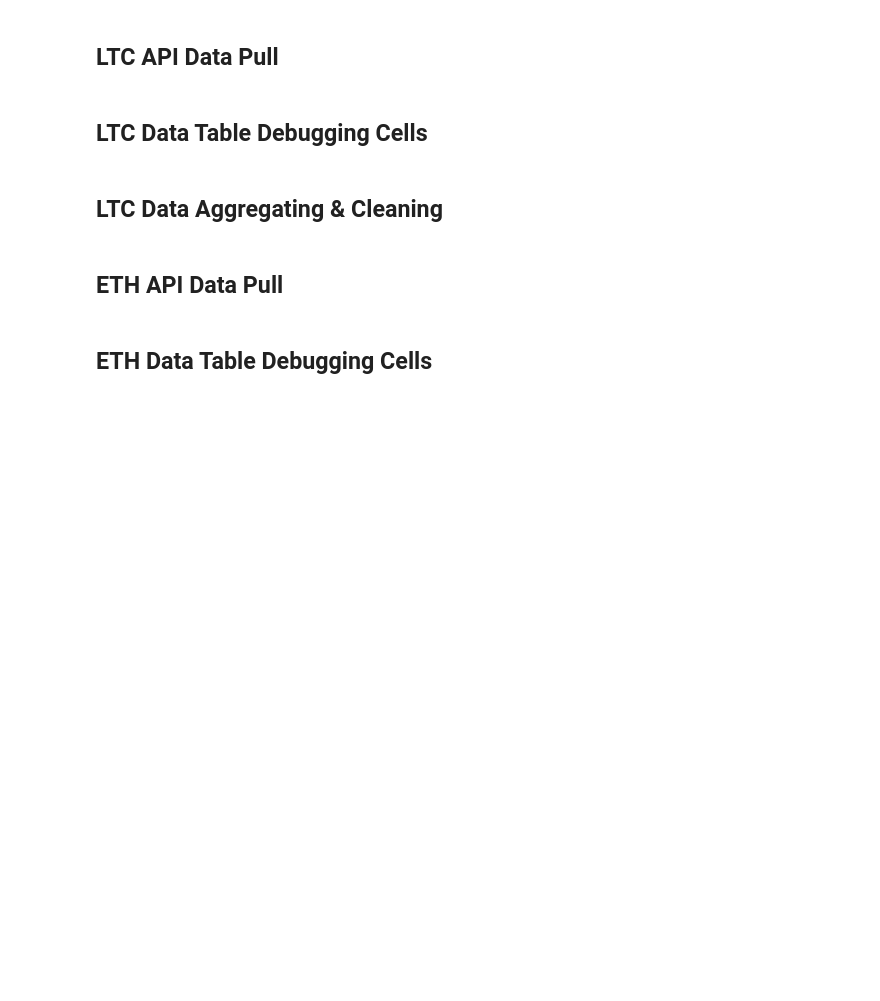
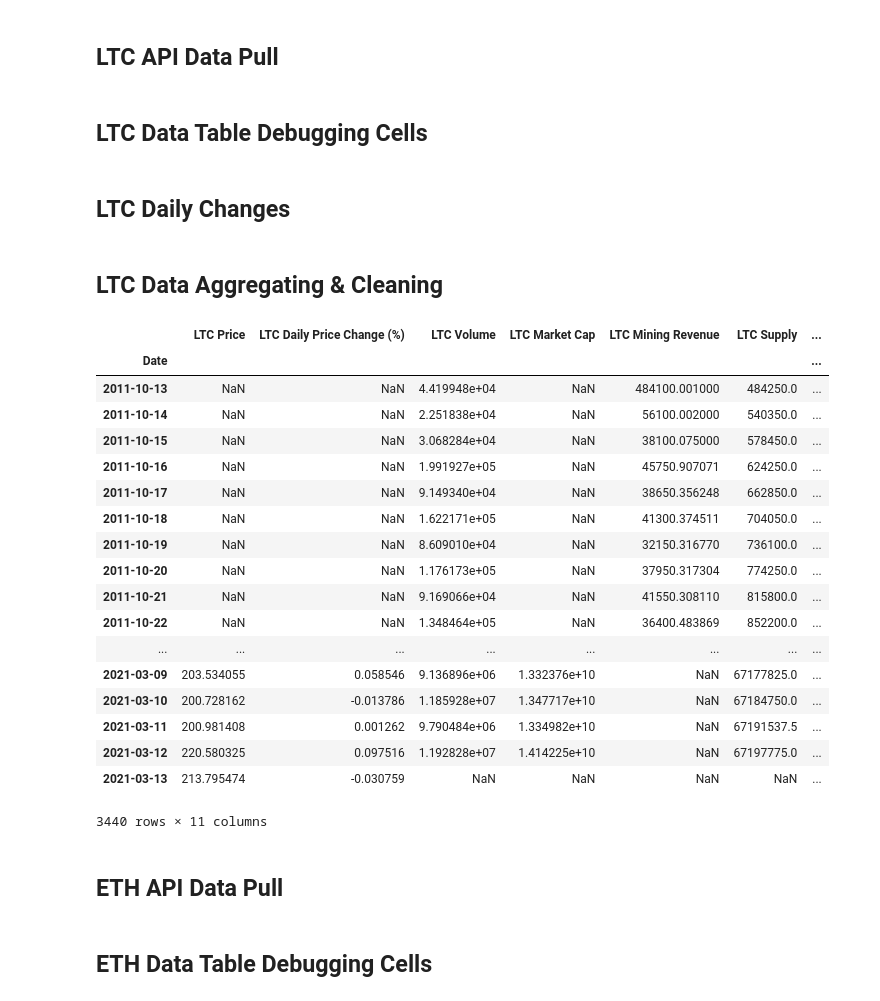
Before and after one commit to glensven/Cryptocurrency_Price_Correlations, a Jupyter notebook: Get_Glen_a_condo.ipynb, the cells around one changed output. Drawn from its saved outputs; the diff is of its cells as text; code cells hidden in the pictures; blank space fills up the shorter version.

```diff
--- a/Get_Glen_a_condo.ipynb
+++ b/Get_Glen_a_condo.ipynb
@@ -213,11 +462,50 @@ ltc_mining_res = requests.get(mining_url,
+# %% [markdown]
+## LTC Daily Changes
+# %%
+# Daily change in price column
+ltc_daily_price_pct_change = ltc_price_df.pct_change(1)
+ltc_daily_price_pct_change.columns = ['LTC Daily Price Change (%)']
+
+# ltc_daily_price_pct_change
 # %% [markdown]
 ## LTC Data Aggregating & Cleaning
 # %%
-# # Define all the different data frames into a list
-# btc_frames = [btc_price_df, btc_volume_df, btc_mkt_cap_df, btc_mining_df]
+# Define all the different data frames into a list
+ltc_frames = [ltc_price_df,
+              ltc_daily_price_pct_change,
+              ltc_volume_df,
+              ltc_mkt_cap_df,
+              ltc_mining_df,
+#               ltc_rhodl_df,
+              ltc_supply_df,
+              ltc_total_addresses_df,
+              ltc_sending_addresses_df,
+              ltc_receiving_addresses_df,
+              ltc_active_addresses_df,
+              ltc_transactions_df]
 
-# # Concatenate all the dataframes into one
-# btc_data = pd.concat(btc_frames, axis=1, join="outer", ignore_index=False)
-# btc_data
+# Concatenate all the dataframes into one
+ltc_data = pd.concat(ltc_frames, axis=1, join="outer", ignore_index=False)
+ltc_data
+# %% [output]
+|  | LTC Price | LTC Daily Price Change (%) | LTC Volume | LTC Market Cap | LTC Mining Revenue | LTC Supply | ... |
+| Date |  |  |  |  |  |  | ... |
+| 2011-10-13 | NaN | NaN | 4.419948e+04 | NaN | 484100.001000 | 484250.0 | ... |
+| 2011-10-14 | NaN | NaN | 2.251838e+04 | NaN | 56100.002000 | 540350.0 | ... |
+| 2011-10-15 | NaN | NaN | 3.068284e+04 | NaN | 38100.075000 | 578450.0 | ... |
+| 2011-10-16 | NaN | NaN | 1.991927e+05 | NaN | 45750.907071 | 624250.0 | ... |
+| 2011-10-17 | NaN | NaN | 9.149340e+04 | NaN | 38650.356248 | 662850.0 | ... |
+| 2011-10-18 | NaN | NaN | 1.622171e+05 | NaN | 41300.374511 | 704050.0 | ... |
+| 2011-10-19 | NaN | NaN | 8.609010e+04 | NaN | 32150.316770 | 736100.0 | ... |
+| 2011-10-20 | NaN | NaN | 1.176173e+05 | NaN | 37950.317304 | 774250.0 | ... |
+| 2011-10-21 | NaN | NaN | 9.169066e+04 | NaN | 41550.308110 | 815800.0 | ... |
+| 2011-10-22 | NaN | NaN | 1.348464e+05 | NaN | 36400.483869 | 852200.0 | ... |
+| ... | ... | ... | ... | ... | ... | ... | ... |
+| 2021-03-09 | 203.534055 | 0.058546 | 9.136896e+06 | 1.332376e+10 | NaN | 67177825.0 | ... |
+| 2021-03-10 | 200.728162 | -0.013786 | 1.185928e+07 | 1.347717e+10 | NaN | 67184750.0 | ... |
+| 2021-03-11 | 200.981408 | 0.001262 | 9.790484e+06 | 1.334982e+10 | NaN | 67191537.5 | ... |
+| 2021-03-12 | 220.580325 | 0.097516 | 1.192828e+07 | 1.414225e+10 | NaN | 67197775.0 | ... |
+| 2021-03-13 | 213.795474 | -0.030759 | NaN | NaN | NaN | NaN | ... |
+3440 rows × 11 columns
 # %% [markdown]
 ## ETH API Data Pull
```
Also changed, not shown: parts of 51 cells of this notebook.
